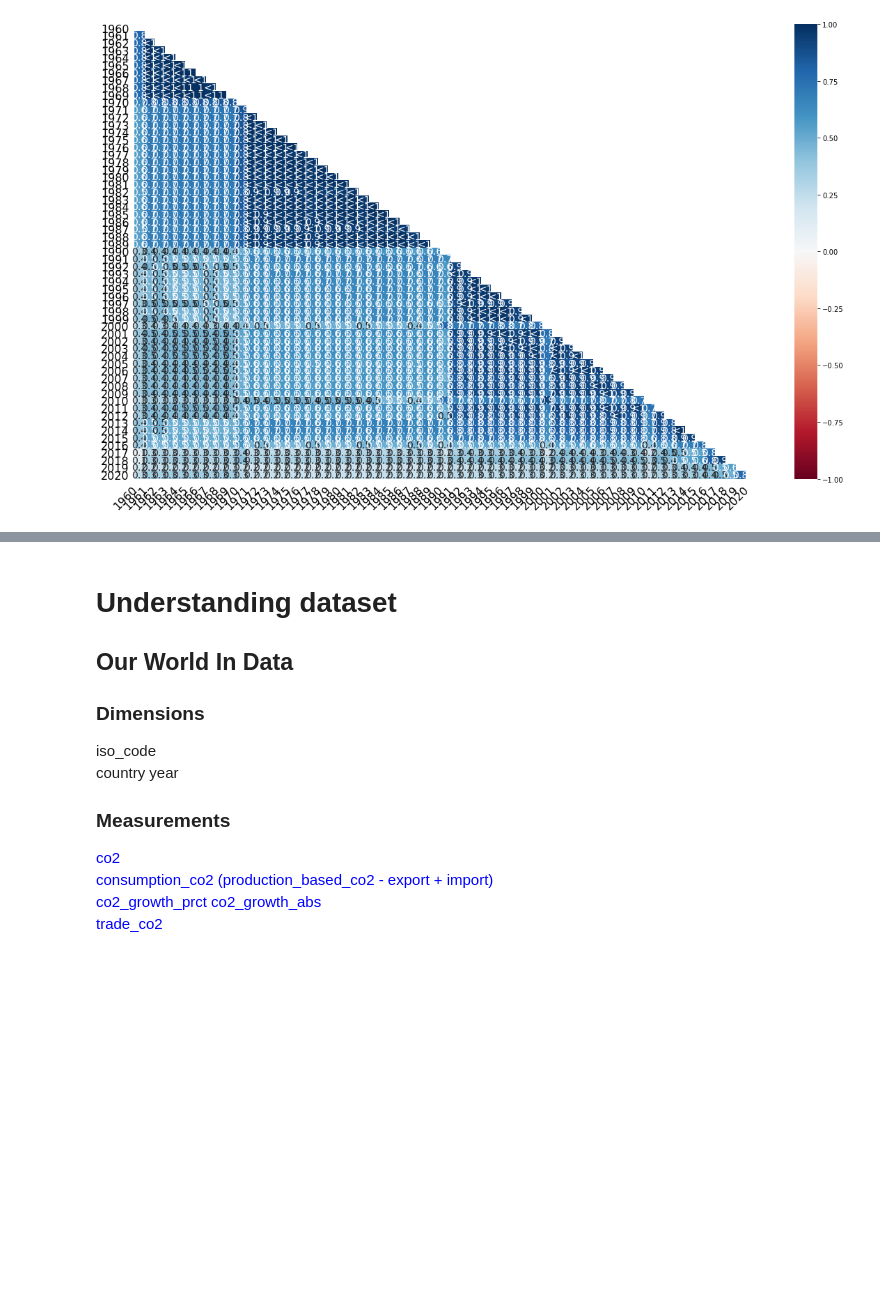
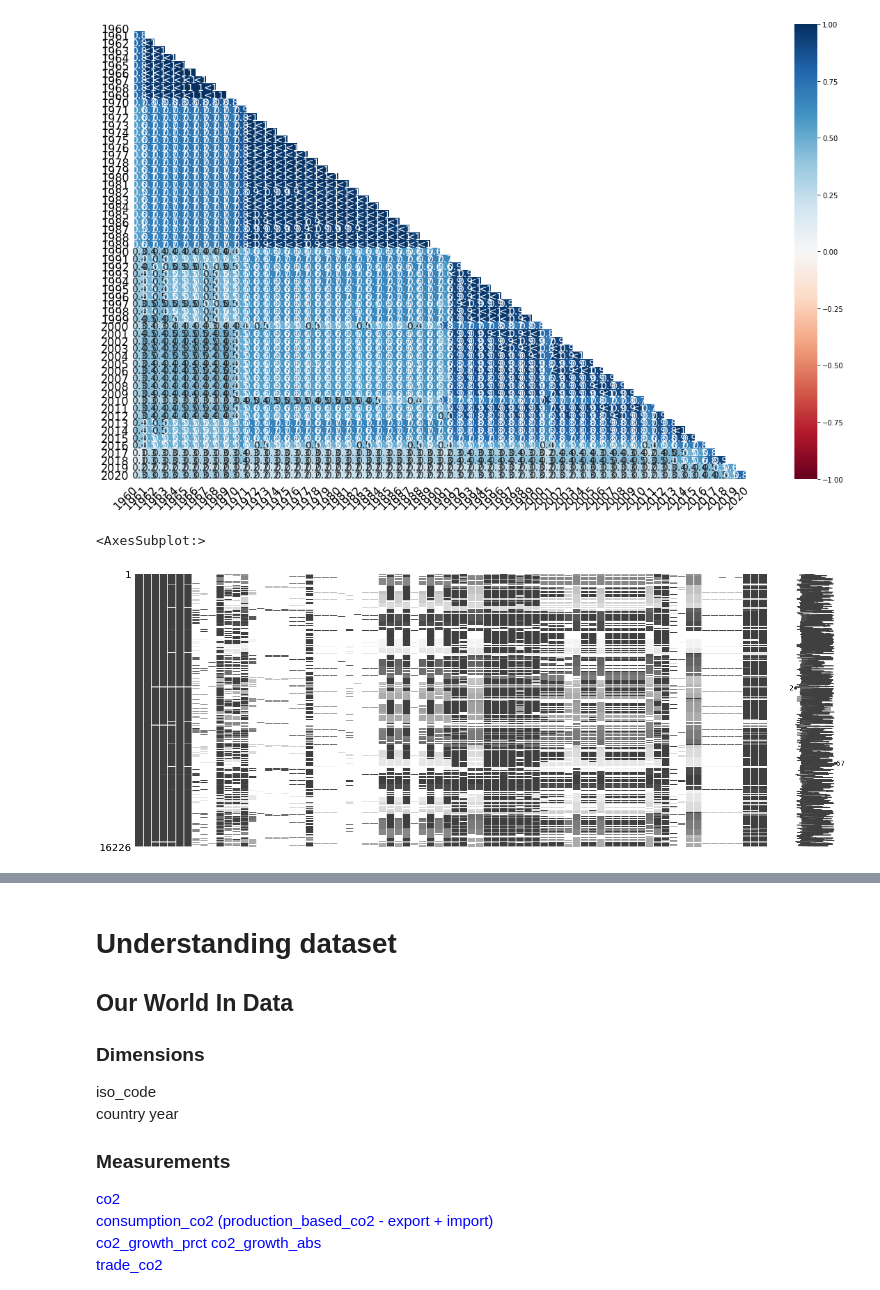
Before and after one commit to BingQuanChua/SASPICIOUS, a Jupyter notebook: eda_Kyle_missingno.ipynb, the cells around one changed output, grey strips where cells are left out. Cells and saved outputs as stored; diff of their text form; code cells hidden in the pictures; blank space fills up the shorter version.

Commit message:
feat: study missingno of dataset worldbank tranposed

```diff
--- a/eda_Kyle_missingno.ipynb
+++ b/eda_Kyle_missingno.ipynb
@@ -25,3 +25,7 @@ df_raw_worldbank.head(3)
 | 1 | Aruba | ABW | Urban population | SP.URB.TOTL | 27525.000 | 28139.000000 | 28537.000000 | 28763.000000 | ... |
 | 2 | Aruba | ABW | Urban population growth (annual %) | SP.URB.GROW | NaN | 2.206183 | 1.404498 | 0.788835 | ... |
 3 rows × 65 columns
+# %%
+# Load worldbank transposed's dataset
+df_raw_worldbank_transposed = pd.read_csv('output/dataset_worldbank_transposed.csv')
+df_raw_worldbank_transposed.head(3)
@@ -73,3 +83,8 @@ msno.heatmap(df_raw_worldbank)
 # %% [output]
 <AxesSubplot:>
 [figure]
+# %%
+msno.matrix(df_raw_worldbank_transposed)
+# %% [output]
+<AxesSubplot:>
+[figure, added]
```
Also changed, not shown: parts of 2 cells of this notebook.
